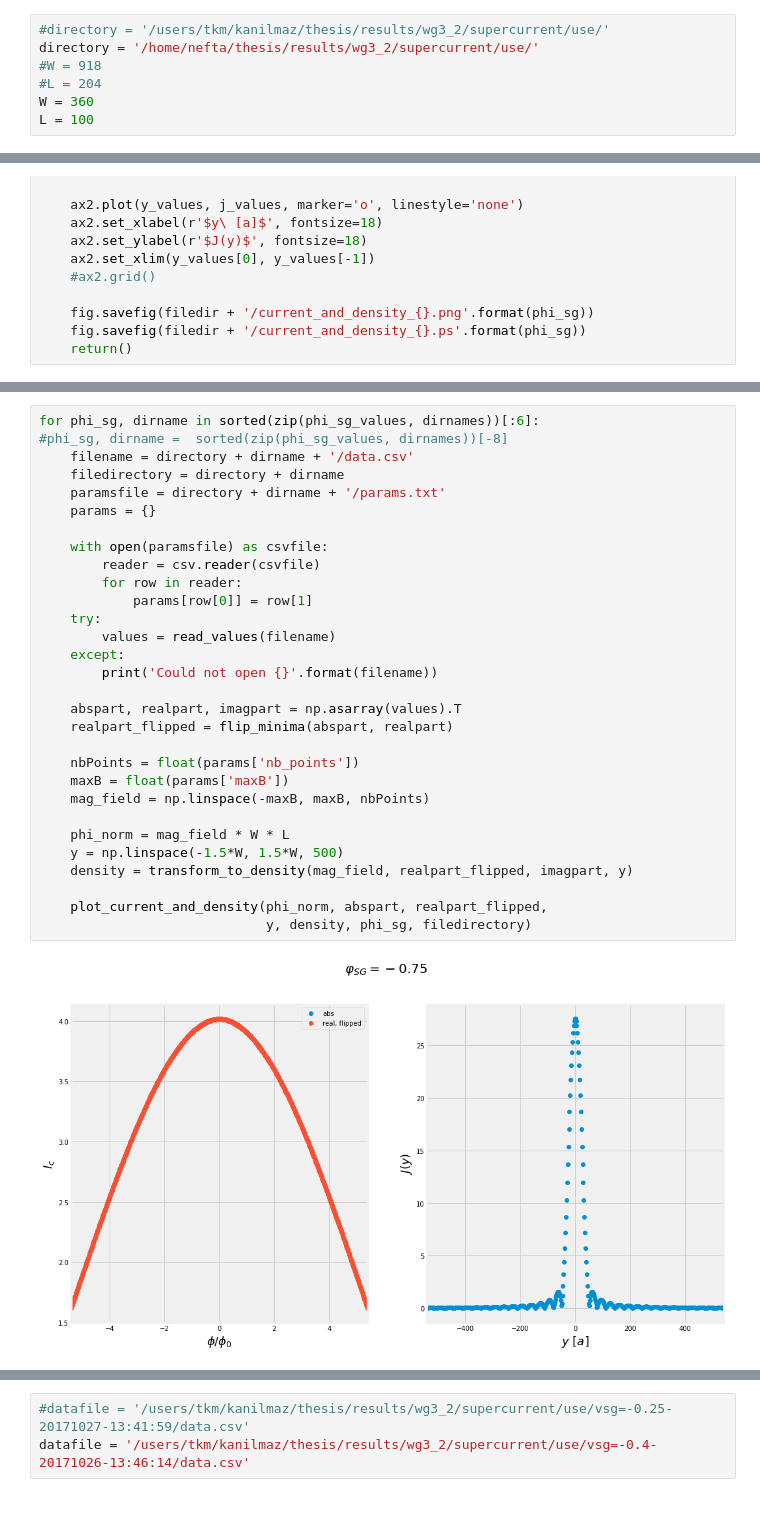
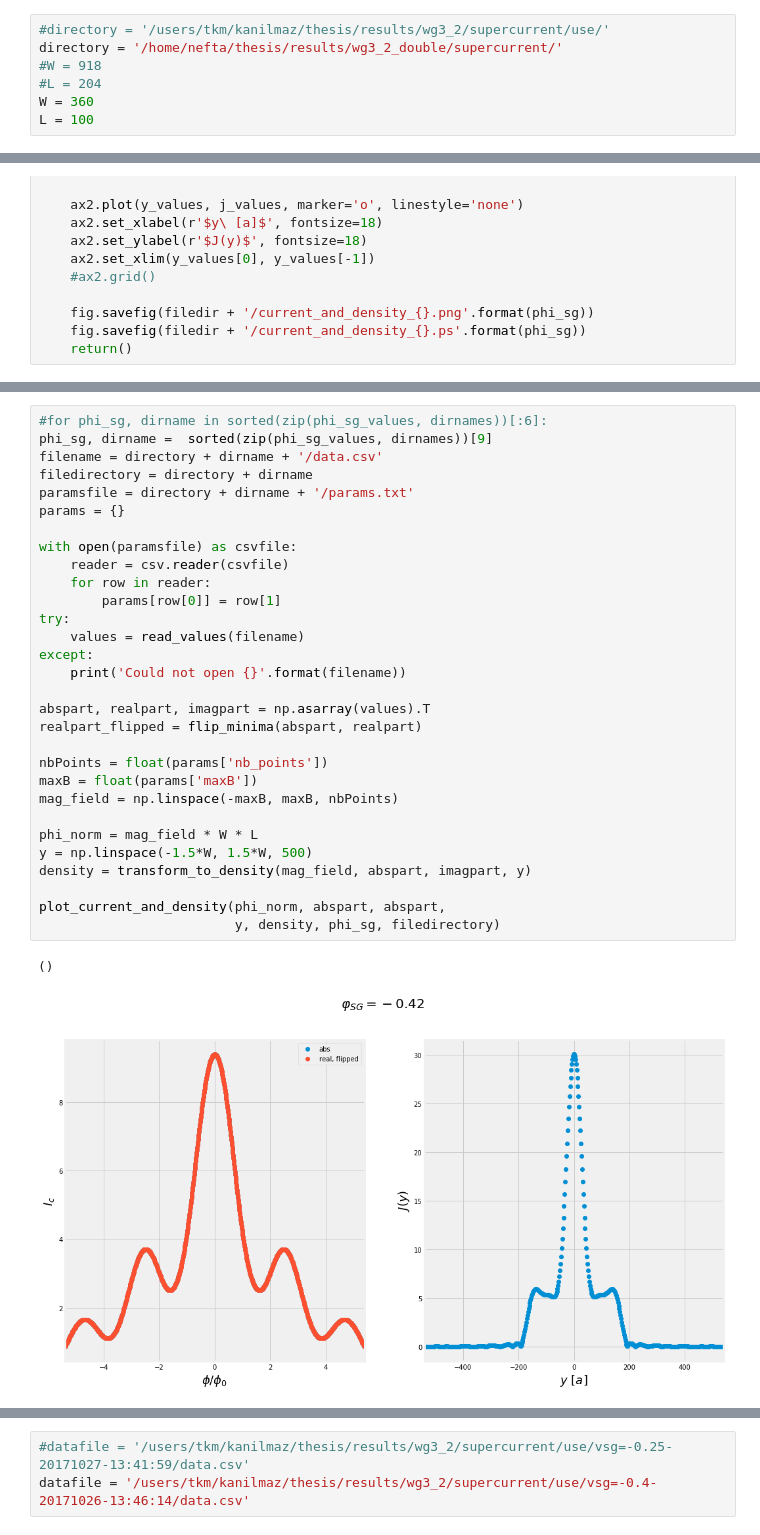
Before and after one commit to NeroCorleone/thesis, a Jupyter notebook: code/fourier-plots.ipynb, the cells around one changed output, grey strips where cells are left out. Drawn from its saved outputs; the diff is of its cells as text; blank space fills up the shorter version.

```diff
--- a/code/fourier-plots.ipynb
+++ b/code/fourier-plots.ipynb
@@ -8,7 +8,7 @@ import csv
 import os
 # %%
 #directory = '/users/tkm/kanilmaz/thesis/results/wg3_2/supercurrent/use/'
-directory = '/home/nefta/thesis/results/wg3_2/supercurrent/use/'
+directory = '/home/nefta/thesis/results/wg3_2_double/supercurrent/'
 #W = 918
 #L = 204
 W = 360
@@ -108,32 +103,33 @@ sorted(zip(phi_sg_values, dirnames))[:6]
 # %%
-for phi_sg, dirname in sorted(zip(phi_sg_values, dirnames))[:6]:
-#phi_sg, dirname =  sorted(zip(phi_sg_values, dirnames))[-8]
-    filename = directory + dirname + '/data.csv'
-    filedirectory = directory + dirname
-    paramsfile = directory + dirname + '/params.txt'
-    params = {}
+#for phi_sg, dirname in sorted(zip(phi_sg_values, dirnames))[:6]:
+phi_sg, dirname =  sorted(zip(phi_sg_values, dirnames))[9]
+filename = directory + dirname + '/data.csv'
+filedirectory = directory + dirname
+paramsfile = directory + dirname + '/params.txt'
+params = {}
 
-    with open(paramsfile) as csvfile:
-        reader = csv.reader(csvfile)
-        for row in reader:
-            params[row[0]] = row[1]
-    try:
-        values = read_values(filename)
-    except:
-        print('Could not open {}'.format(filename))
+with open(paramsfile) as csvfile:
+    reader = csv.reader(csvfile)
+    for row in reader:
+        params[row[0]] = row[1]
+try:
+    values = read_values(filename)
+except:
+    print('Could not open {}'.format(filename))
 
-    abspart, realpart, imagpart = np.asarray(values).T
-    realpart_flipped = flip_minima(abspart, realpart)
+abspart, realpart, imagpart = np.asarray(values).T
+realpart_flipped = flip_minima(abspart, realpart)
 
-    nbPoints = float(params['nb_points'])
-    maxB = float(params['maxB'])
-    mag_field = np.linspace(-maxB, maxB, nbPoints)
+nbPoints = float(params['nb_points'])
+maxB = float(params['maxB'])
+mag_field = np.linspace(-maxB, maxB, nbPoints)
 
-    phi_norm = mag_field * W * L
-    y = np.linspace(-1.5*W, 1.5*W, 500)
-    density = transform_to_density(mag_field, realpart_flipped, imagpart, y)
+phi_norm = mag_field * W * L
+y = np.linspace(-1.5*W, 1.5*W, 500)
+density = transform_to_density(mag_field, abspart, imagpart, y)
 
-    plot_current_and_density(phi_norm, abspart, realpart_flipped,
-                             y, density, phi_sg, filedirectory)
+plot_current_and_density(phi_norm, abspart, abspart,
+                         y, density, phi_sg, filedirectory)
 # %% [output]
+()
-[figure, old version]
+[figure, new version]
```
Also changed, not shown: parts of 2 cells of this notebook, 33 other files.
